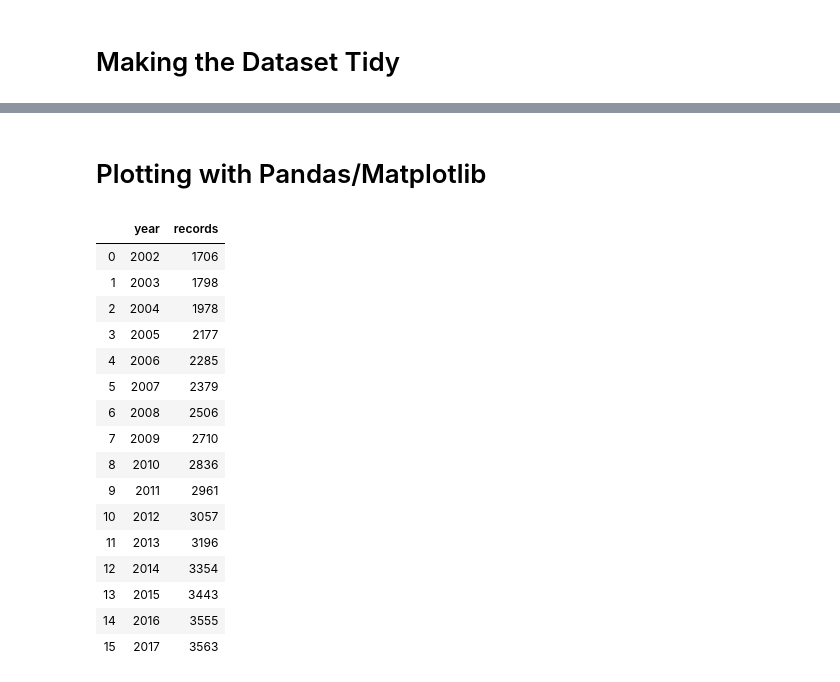
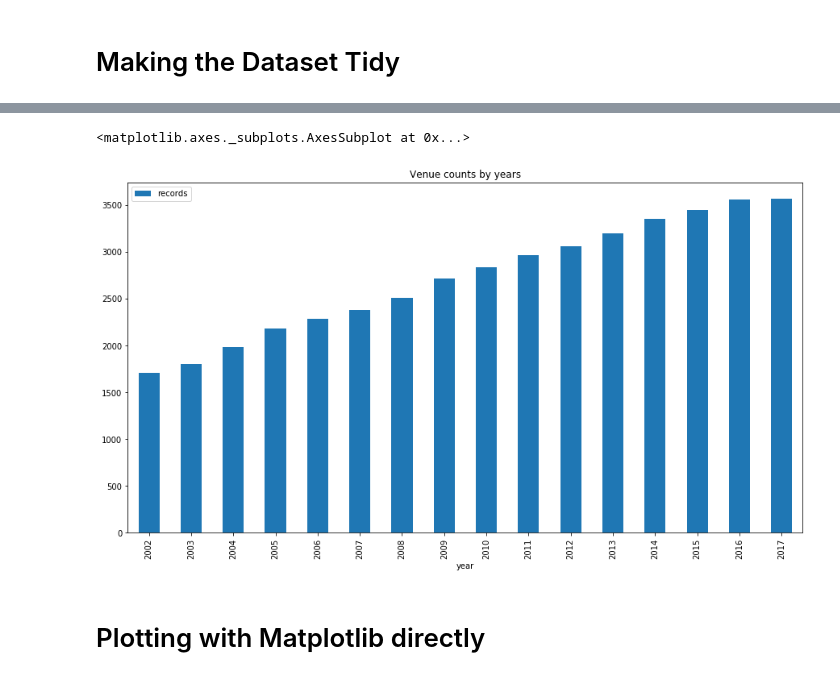
Before and after one commit to ned2/jupyter-viz, a Jupyter notebook: notebooks/explore.ipynb, the cells around one changed output, grey strips where cells are left out. Saved outputs shown, nothing was run; the diff lists cells and outputs as text; code cells hidden in the pictures.

```diff
--- a/notebooks/explore.ipynb
+++ b/notebooks/explore.ipynb
@@ -180,2 +163,8 @@ len(indoor_df)
+# %%
+%matplotlib inline
+years_df.plot.bar(x="year", title="Venue counts by years", figsize=(15,8))
+# %% [output]
+<matplotlib.axes._subplots.AxesSubplot at 0x...>
+[figure, added]
 # %% [markdown]
-# Plotting with Pandas/Matplotlib
+# Plotting with Matplotlib directly
@@ -186,21 +170,0 @@ import matplotlib.pyplot as plt
-# %%
-years_df = cafes_df["Census year"].value_counts().sort_index().rename_axis("year").reset_index(name="records")
-years_df.plot.bar()
-# %% [output]
-|  | year | records |
-| 0 | 2002 | 1706 |
-| 1 | 2003 | 1798 |
-| 2 | 2004 | 1978 |
-| 3 | 2005 | 2177 |
-| 4 | 2006 | 2285 |
-| 5 | 2007 | 2379 |
-| 6 | 2008 | 2506 |
-| 7 | 2009 | 2710 |
-| 8 | 2010 | 2836 |
-| 9 | 2011 | 2961 |
-| 10 | 2012 | 3057 |
-| 11 | 2013 | 3196 |
-| 12 | 2014 | 3354 |
-| 13 | 2015 | 3443 |
-| 14 | 2016 | 3555 |
-| 15 | 2017 | 3563 |
```
Also changed, not shown: parts of 19 cells of this notebook.
